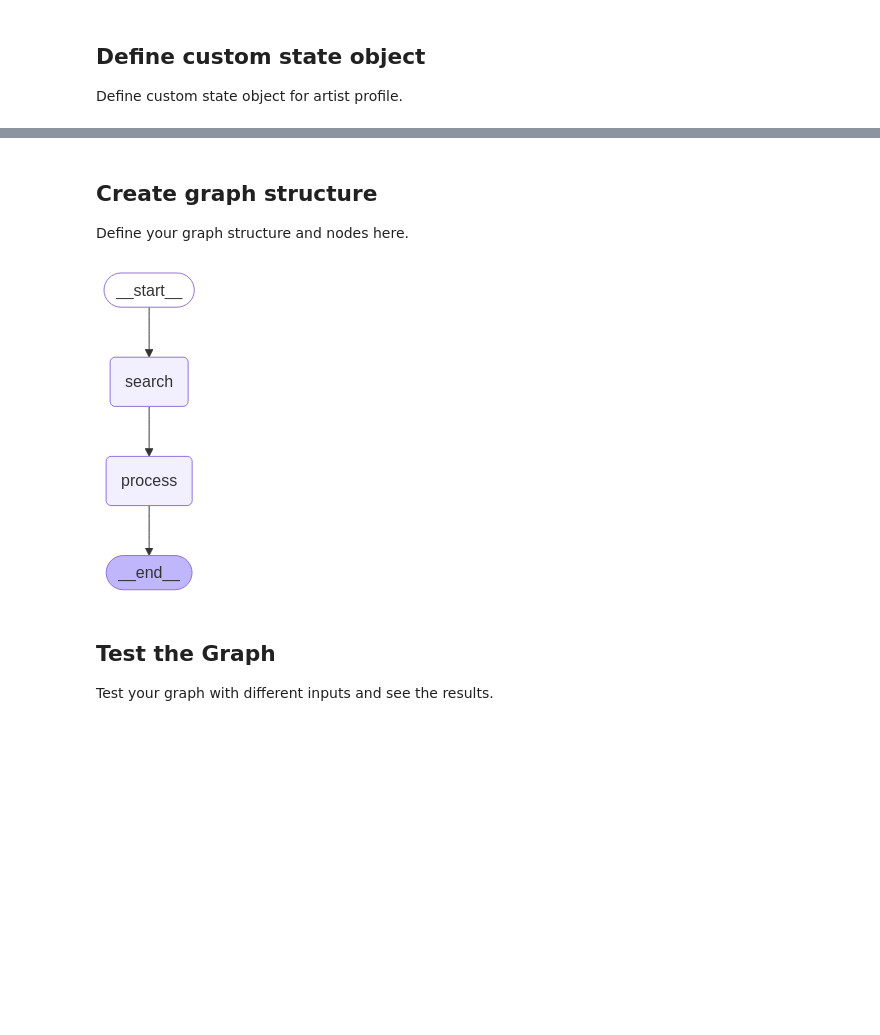
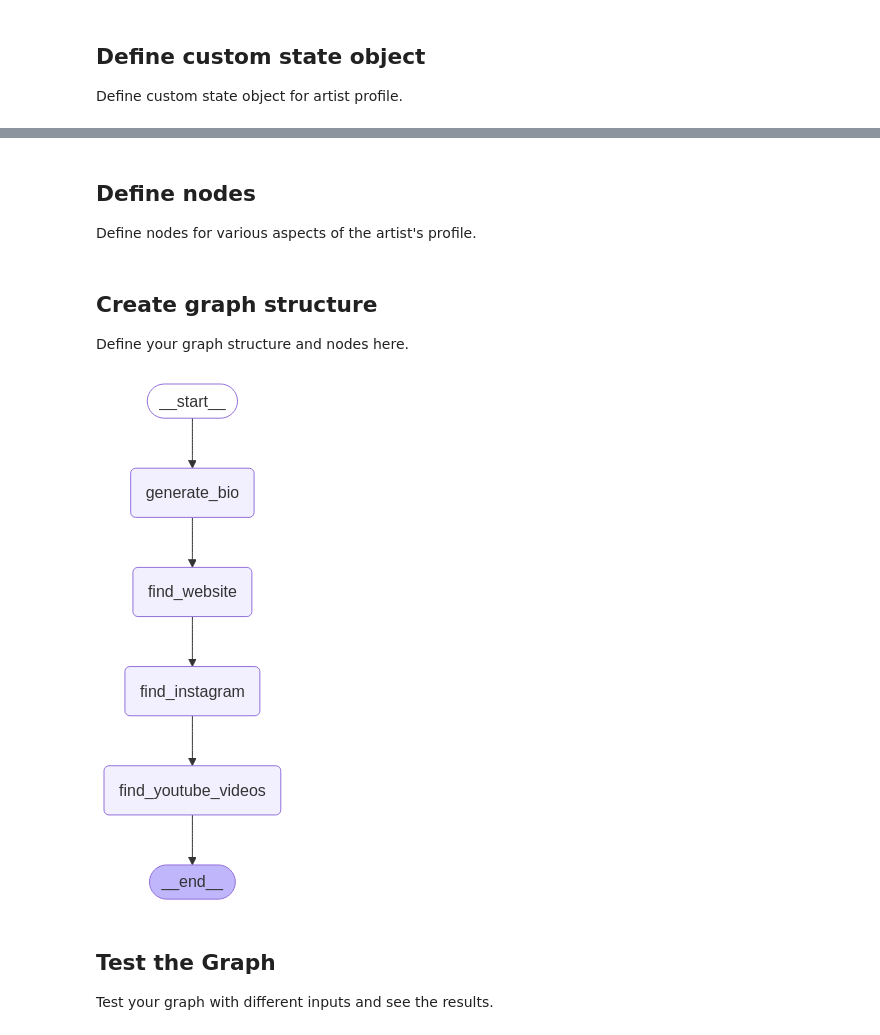
Before and after one commit to nstahl/jazz-artist-research-assistant, a Jupyter notebook: langgraph_development.ipynb, the cells around one changed output, grey strips where cells are left out. Saved outputs shown, nothing was run; the diff lists cells and outputs as text; code cells hidden in the pictures; blank space fills up the shorter version.

```diff
--- a/langgraph_development.ipynb
+++ b/langgraph_development.ipynb
@@ -32,0 +94,3 @@ tavily_tool = TavilySearchResults(
+# %%
+result = tavily_custom_search(query="Asaf Yuria Quartet performance youtube videos")
+print([result["url"] for result in result["results"] if result["url"].startswith("https://www.youtube.com")])
@@ -93,0 +103,27 @@ def process_search_results(state: ArtistState):
+# %%
+from typing import List, Optional
+from langchain_core.messages import BaseMessage
+from dataclasses import dataclass
+
+@dataclass
+class ArtistState:
+    artist_name: str
+    messages: List[BaseMessage]
+    website: Optional[str] = None
+    instagram: Optional[str] = None
+    youtube_urls: List[str] = None
+    biography: Optional[str] = None
+
+    def __str__(self) -> str:
+        return f"""
+Artist: {self.artist_name}
+Website: {self.website or 'Not found'}
+Instagram: {self.instagram or 'Not found'}
+YouTube URLs: {', '.join(self.youtube_urls) if self.youtube_urls else 'None'}
+Biography: {'Found' if self.biography else 'Not found'}
+Messages: {len(self.messages)} messages in conversation
+"""
+# %% [markdown]
+## Define nodes
+
+Define nodes for various aspects of the artist's profile.
@@ -98,23 +226,27 @@ Define your graph structure and nodes here.
 # %%
 
 from IPython.display import Image, display
 from langgraph.graph import StateGraph, START, END
 
 # Build graph
 builder = StateGraph(ArtistState)
-builder.add_node("search", search_artist)
-builder.add_node("process", process_search_results)
+builder.add_node("generate_bio", generate_bio)
+builder.add_node("find_website", find_website)
+builder.add_node("find_instagram", find_instagram)
+builder.add_node("find_youtube_videos", find_youtube_videos)
 
-builder.add_edge(START, "search")
-builder.add_edge("search", "process")
-builder.add_edge("process", END)
+builder.add_edge(START, "generate_bio")
+builder.add_edge("generate_bio", "find_website")
+builder.add_edge("find_website", "find_instagram")
+builder.add_edge("find_instagram", "find_youtube_videos")
+builder.add_edge("find_youtube_videos", END)
 
 graph = builder.compile()
 
 # View
 display(Image(graph.get_graph().draw_mermaid_png()))
 # %% [output]
-[figure, old version]
+[figure, new version]
 # %% [markdown]
 ## Test the Graph
 
```
Also changed, not shown: parts of 17 cells of this notebook, 1 other file.
